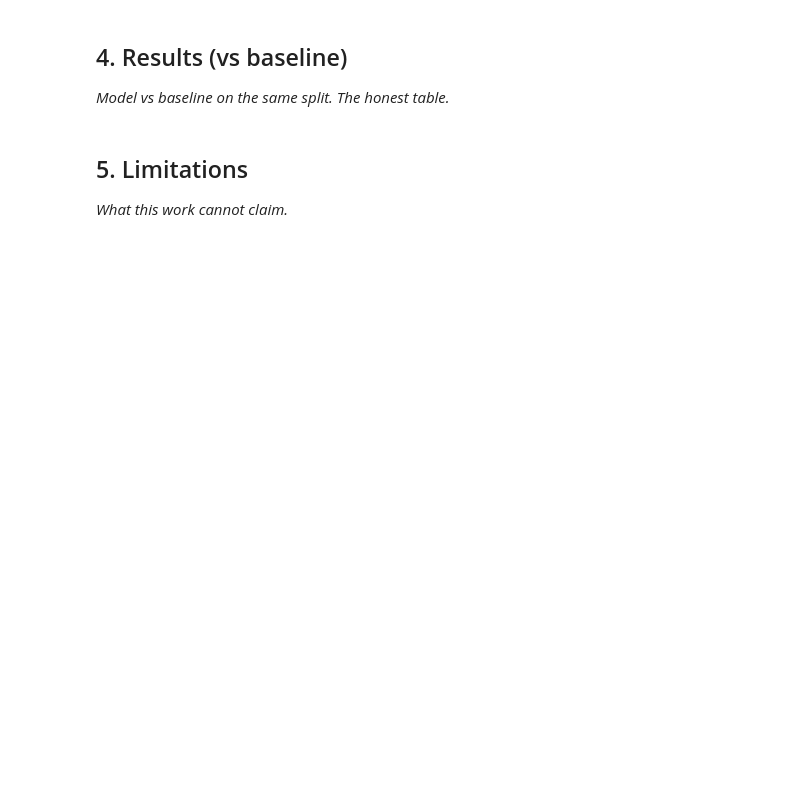
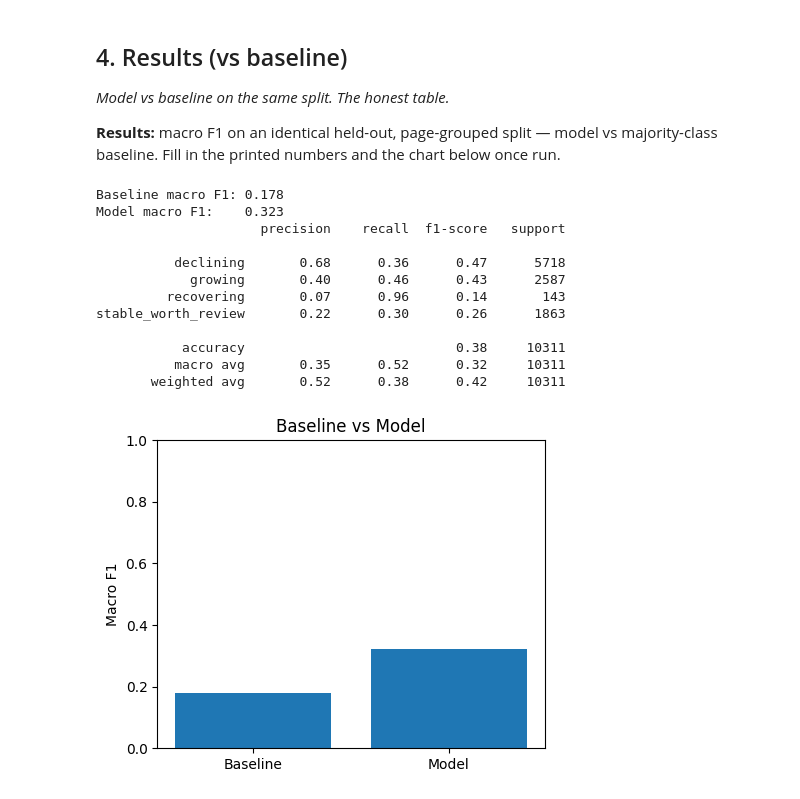
Before and after one commit to Sameer-159/FlyRank, a Jupyter notebook: work/notebooks/capstone.ipynb, the cells around one changed output. Cells and saved outputs as stored; diff of their text form; code cells hidden in the pictures; blank space fills up the shorter version.

```diff
--- a/work/notebooks/capstone.ipynb
+++ b/work/notebooks/capstone.ipynb
@@ -22,7 +165,54 @@ This skeleton is yours to fill. Work the sections **in order** — each one has
 ## 4. Results (vs baseline)
 
 *Model vs baseline on the same split. The honest table.*
+
+**Results:** macro F1 on an identical held-out, page-grouped split — model vs
+majority-class baseline. Fill in the printed numbers and the chart below once run.
-# %% [markdown]
-## 5. Limitations
-
-*What this work cannot claim.*
+# %%
+from sklearn.model_selection import GroupShuffleSplit
+from sklearn.ensemble import RandomForestClassifier
+from sklearn.metrics import classification_report, f1_score, confusion_matrix
+import matplotlib.pyplot as plt
+
+features_df = pd.read_parquet("features.parquet")
+feature_cols = [c for c in features_df.columns if c not in ["content_hash_id", "label"]]
+
+gss = GroupShuffleSplit(n_splits=1, test_size=0.2, random_state=42)
+train_idx, test_idx = next(gss.split(features_df, groups=features_df["content_hash_id"]))
+train_df, test_df = features_df.iloc[train_idx], features_df.iloc[test_idx]
+
+X_train, y_train = train_df[feature_cols], train_df["label"]
+X_test, y_test = test_df[feature_cols], test_df["label"]
+
+majority_label = y_train.mode()[0]
+baseline_preds = [majority_label] * len(y_test)
+baseline_f1 = f1_score(y_test, baseline_preds, average="macro", zero_division=0)
+
+clf = RandomForestClassifier(n_estimators=300, max_depth=8, random_state=42, class_weight="balanced")
+clf.fit(X_train, y_train)
+model_preds = clf.predict(X_test)
+model_f1 = f1_score(y_test, model_preds, average="macro")
+
+print(f"Baseline macro F1: {baseline_f1:.3f}")
+print(f"Model macro F1:    {model_f1:.3f}")
+print(classification_report(y_test, model_preds, zero_division=0))
+
+plt.figure(figsize=(5,4))
+plt.bar(["Baseline", "Model"], [baseline_f1, model_f1])
+plt.ylabel("Macro F1"); plt.ylim(0,1); plt.title("Baseline vs Model")
+plt.savefig("baseline_vs_model_f1.png", dpi=150, bbox_inches="tight")
+plt.show()
+# %% [output]
+Baseline macro F1: 0.178
+Model macro F1:    0.323
+                     precision    recall  f1-score   support
+
+          declining       0.68      0.36      0.47      5718
+            growing       0.40      0.46      0.43      2587
+         recovering       0.07      0.96      0.14       143
+stable_worth_review       0.22      0.30      0.26      1863
+
+           accuracy                           0.38     10311
+          macro avg       0.35      0.52      0.32     10311
+       weighted avg       0.52      0.38      0.42     10311
+[figure, added]
```
Also changed, not shown: parts of 17 cells of this notebook.
